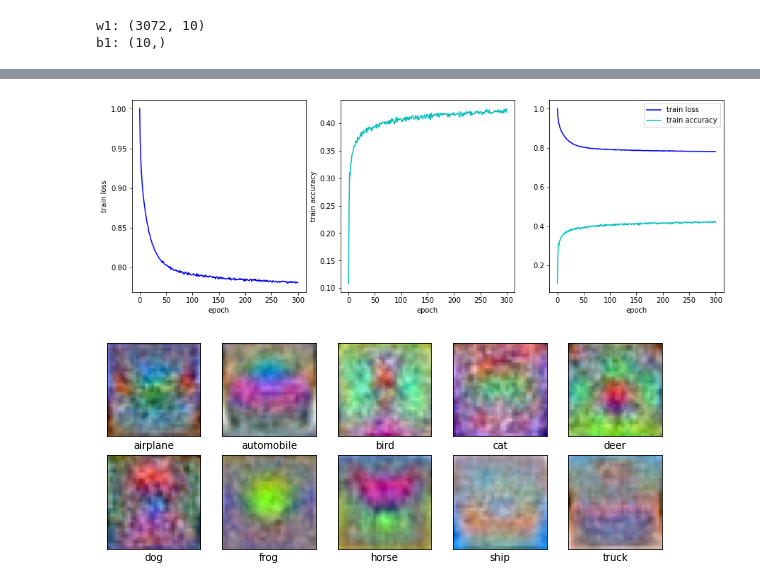
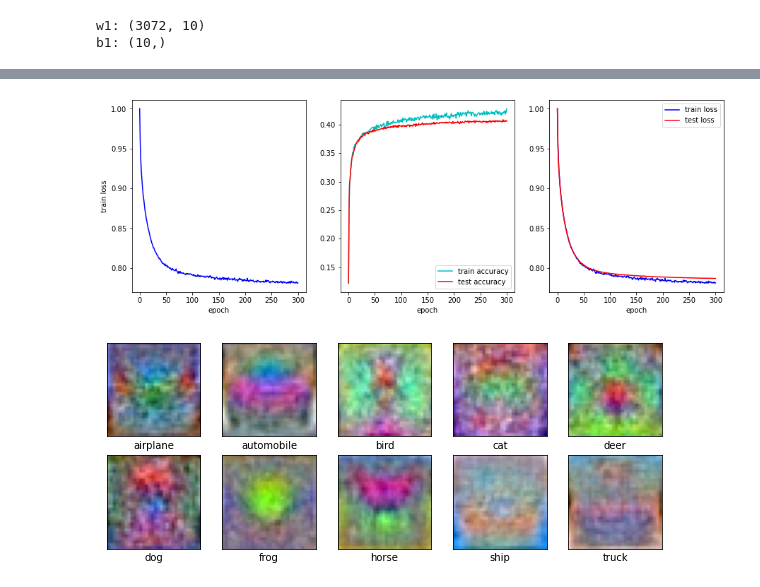
Before and after one commit to Tharindu-Nirmal/CVDeepLearning, a Jupyter notebook: src/scripts/A04_180701B.ipynb, the cells around one changed output, grey strips where cells are left out. Saved outputs shown, nothing was run; the diff lists cells and outputs as text; code cells hidden in the pictures.

Commit message:
train and test accuracies plotted

```diff
--- a/src/scripts/A04_180701B.ipynb
+++ b/src/scripts/A04_180701B.ipynb
@@ -102,6 +102,9 @@ def accuracy(y_pred,y):
     predclass = np.argmax(y_pred,axis=1)
     realclass = np.argmax(y,axis=1)
     return ( np.sum(predclass==realclass)/realclass.size )
+# %%
+def reg_MSloss(y_pred,y,batchsize,reg,w1):
+    return (1./batchsize)* np.square(y_pred-y).sum()  + reg*(np.sum(w1*w1))
 # %%
 def runlinearmodel(batchsize=batch_size,iterations=iterations,lr=lr,lr_decay=lr_decay,reg=reg):
     t0 = time.time()
@@ -110,6 +113,7 @@ def runlinearmodel(batchsize=batch_size,iterations=iterations,lr=lr,lr_decay=lr_
     b1 = np.zeros(K)
 
     loss_history = []
+    test_losshistory = []
     train_acc_history = []
     val_acc_history = []
     seed = 0
@@ -123,13 +127,22 @@ def runlinearmodel(batchsize=batch_size,iterations=iterations,lr=lr,lr_decay=lr_
 
         # Forward pass
         y_pred = x.dot(w1) + b1
-        loss = (1./batch_size)* np.square(y_pred-y).sum()  + reg*(np.sum(w1*w1)) #mean square loss
-        loss_history.append(loss)
-        acc= accuracy(y_pred,y)
-        train_acc_history.append(acc)
+        testy = x_test.dot(w1) + b1
+
+        train_loss = reg_MSloss(y_pred,y,batch_size,reg,w1) #regularized mean square loss
+        test_loss = reg_MSloss(testy,y_test,10000,reg,w1)
+        loss_history.append(train_loss)
+        test_losshistory.append(test_loss)
+
+        train_acc= accuracy(y_pred,y)
+        train_acc_history.append(train_acc)
+
+        val_acc=accuracy(testy,y_test)
+        val_acc_history.append(val_acc)
+
 
         if t%10 == 0:
-            print('epoch %d/%d: MSloss= %f , train accracy= %f' % (t,iterations,loss,acc))
+            print('epoch %d/%d: MSloss= %f-- ,test loss= %f--,train accracy= %f--, test accracy= %f' % (t,iterations,train_loss,test_loss,train_acc,val_acc))
 
         dy_pred = (1./batch_size)*2.0*(y_pred-y)
         dw1 = x.T.dot(dy_pred) + reg*w1
@@ -143,8 +156,8 @@ def runlinearmodel(batchsize=batch_size,iterations=iterations,lr=lr,lr_decay=lr_
     t1 = time.time()
     print('time taken = ',(t1-t0))
 
-    return w1,loss_history,train_acc_history
+    return w1,loss_history,test_losshistory,train_acc_history,val_acc_history
 # %%
 
-w1,loss_history,train_acc_history = runlinearmodel()
+w1,loss_history,test_losshistory,train_acc_history,val_acc_history = runlinearmodel()
 # %% [output]
@@ -168,20 +181,21 @@ time taken =  518.8353660106659
 # %%
 #display Train loss,train accuracy
 fig,ax = plt.subplots(1,3,figsize=(15,5))
 ax[0].plot(loss_history,'b')
 ax[0].set_xlabel('epoch')
 ax[0].set_ylabel('train loss')
 
 ax[1].plot(train_acc_history,'c')
+ax[1].plot(val_acc_history,'r')
 ax[1].set_xlabel('epoch')
-ax[1].set_ylabel('train accuracy')
+ax[1].legend(['train accuracy','test accuracy'])
 
 ax[2].plot(loss_history,'b')
-ax[2].plot(train_acc_history,'c')
+ax[2].plot(test_losshistory,'r')
 ax[2].set_xlabel('epoch')
-ax[2].legend(['train loss','train accuracy']);
+ax[2].legend(['train loss','test loss']);
 # %% [output]
-[figure, old version]
+[figure, new version]
 # %%
  # W is effectively 10 separate linear classifiers: one classifier per column of W
  # Displaying w as images
```
Also changed, not shown: parts of 5 cells of this notebook.
